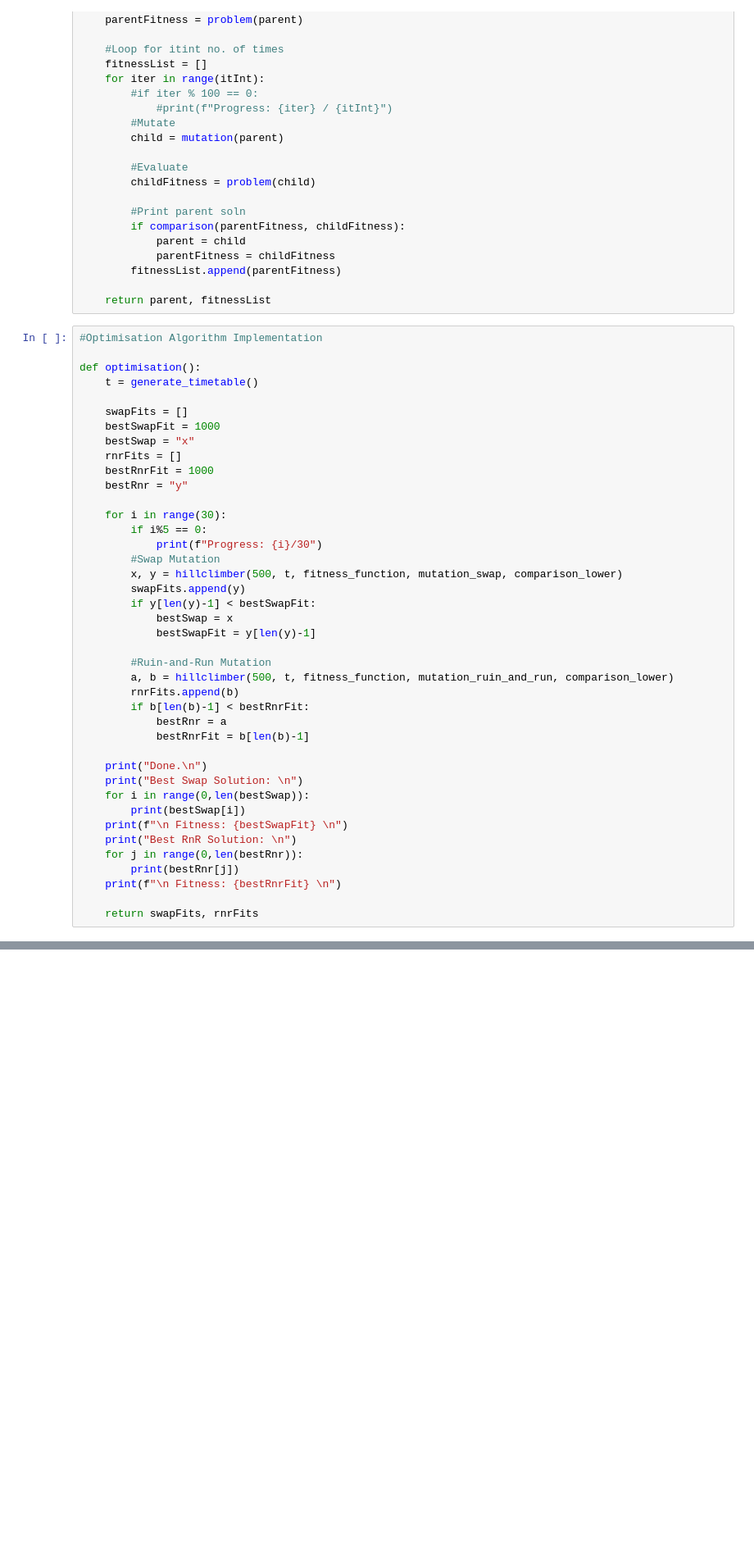
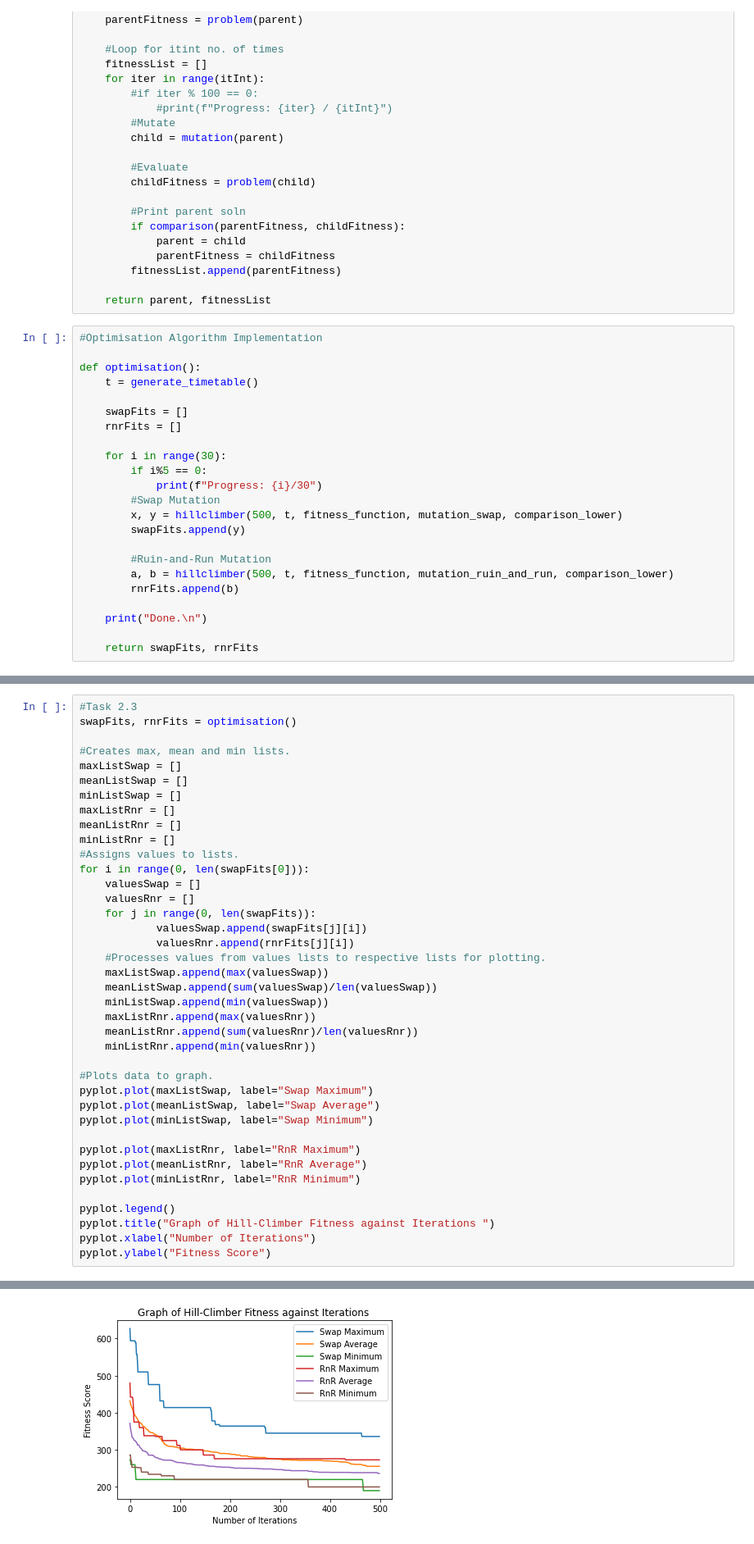
Before and after one commit to Spix737/Coursework-2002, a Jupyter notebook: hillclimber.ipynb, the cells around one changed output, grey strips where cells are left out. Shown at 82% size. Saved outputs shown, nothing was run; the diff lists cells and outputs as text; blank space fills up the shorter version.

Commit message:
Task 2 done
Forreal, probably.

```diff
--- a/hillclimber.ipynb
+++ b/hillclimber.ipynb
@@ -264,11 +276,7 @@ def optimisation():
     t = generate_timetable()
 
     swapFits = []
-    bestSwapFit = 1000
-    bestSwap = "x"
     rnrFits = []
-    bestRnrFit = 1000
-    bestRnr = "y"
 
     for i in range(30):
         if i%5 == 0:
@@ -276,25 +284,11 @@ def optimisation():
         #Swap Mutation
         x, y = hillclimber(500, t, fitness_function, mutation_swap, comparison_lower)
         swapFits.append(y)
-        if y[len(y)-1] < bestSwapFit:
-            bestSwap = x
-            bestSwapFit = y[len(y)-1]
 
         #Ruin-and-Run Mutation
         a, b = hillclimber(500, t, fitness_function, mutation_ruin_and_run, comparison_lower)
         rnrFits.append(b)
-        if b[len(b)-1] < bestRnrFit:
-            bestRnr = a
-            bestRnrFit = b[len(b)-1]
 
     print("Done.\n")
-    print("Best Swap Solution: \n")
-    for i in range(0,len(bestSwap)):
-        print(bestSwap[i])
-    print(f"\n Fitness: {bestSwapFit} \n")
-    print("Best RnR Solution: \n")
-    for j in range(0,len(bestRnr)):
-        print(bestRnr[j])
-    print(f"\n Fitness: {bestRnrFit} \n")
 
     return swapFits, rnrFits
@@ -357,0 +295,40 @@ Text(0, 0.5, 'Fitness')
+# %%
+#Task 2.3
+swapFits, rnrFits = optimisation()
+
+#Creates max, mean and min lists.
+maxListSwap = []
+meanListSwap = []
+minListSwap = []
+maxListRnr = []
+meanListRnr = []
+minListRnr = []
+#Assigns values to lists.
+for i in range(0, len(swapFits[0])):
+    valuesSwap = []
+    valuesRnr = []
+    for j in range(0, len(swapFits)):
+            valuesSwap.append(swapFits[j][i])
+            valuesRnr.append(rnrFits[j][i])
+    #Processes values from values lists to respective lists for plotting.
+    maxListSwap.append(max(valuesSwap))
+    meanListSwap.append(sum(valuesSwap)/len(valuesSwap))
+    minListSwap.append(min(valuesSwap))
+    maxListRnr.append(max(valuesRnr))
+    meanListRnr.append(sum(valuesRnr)/len(valuesRnr))
+    minListRnr.append(min(valuesRnr))
+
+#Plots data to graph.
+pyplot.plot(maxListSwap, label="Swap Maximum")
+pyplot.plot(meanListSwap, label="Swap Average")
+pyplot.plot(minListSwap, label="Swap Minimum")
+
+pyplot.plot(maxListRnr, label="RnR Maximum")
+pyplot.plot(meanListRnr, label="RnR Average")
+pyplot.plot(minListRnr, label="RnR Minimum")
+
+pyplot.legend()
+pyplot.title("Graph of Hill-Climber Fitness against Iterations ")
+pyplot.xlabel("Number of Iterations")
+pyplot.ylabel("Fitness Score")
+# %% [output]
@@ -357,0 +343 @@ Text(0, 0.5, 'Fitness')
+[figure, added]
```
Also changed, not shown: parts of 8 cells of this notebook.
